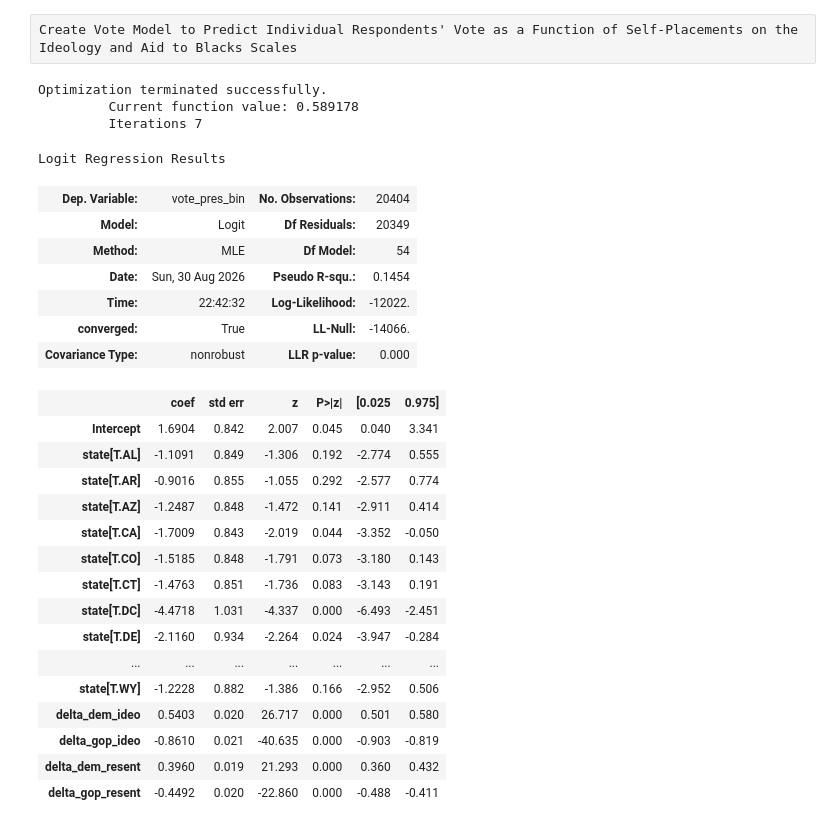
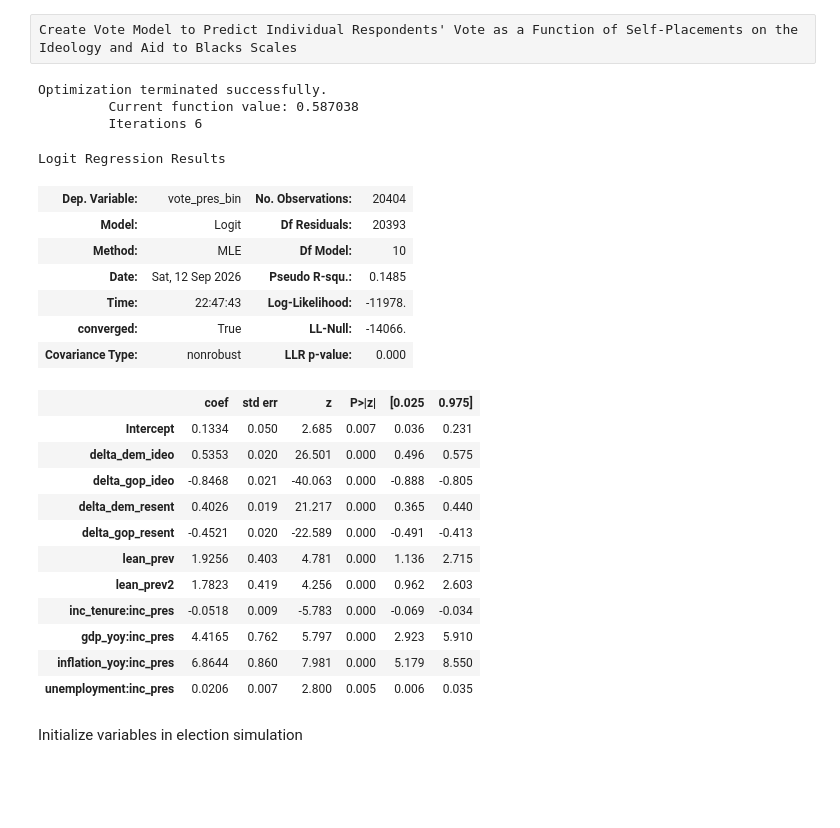
Before and after one commit to MarcEtter/anes_simulation, a Jupyter notebook: preprocess.ipynb, the cells around one changed output. Drawn from its saved outputs; the diff is of its cells as text; code cells hidden in the pictures; blank space fills up the shorter version.

Commit message:
added election logic

```diff
--- a/preprocess.ipynb
+++ b/preprocess.ipynb
@@ -7,6 +7,7 @@ from statsmodels.miscmodels.ordinal_model import OrderedModel
 import statsmodels.formula.api as smf
 import re
 import seaborn as sns
+from statsmodels.iolib.smpickle import load_pickle
 
 ANES_YEAR_MIN = 1972 # Lower limit of years to consider for ANES-based model
 
@@ -21,7 +22,8 @@ anes_full = anes_full.rename(columns={
     "VCF9084": "dem_resent", #Respondent rating of dem candidate on gov't aid to blacks
     "VCF0901a": "state_fips",
     "VCF0004": "year",
-    "VCF0704a": "vote_pres"})
+    "VCF0704a": "vote_pres",
+    "VCF0009z": "weightz"})
 anes_full['state_fips'] = pd.to_numeric(anes_full['state_fips'], errors='coerce').astype('Int64')
 
 # Merge with state postal codes (for interpretability) and region codes
@@ -127,9 +129,15 @@ anes_full['delta_dem_resent'] = abs(anes_full.groupby('state')['dem_resent'].tra
 anes_full['delta_gop_resent'] = abs(anes_full.groupby('state')['gop_resent'].transform('mean')
                               - anes_full['gop_resent'])
 
+#Add national economic indicators to individual-level ANES
+state_time_series_data = pd.read_csv('raw_data/regression_data_altered.csv')
+state_cols = ['inc_pres','inc_tenure','gdp_yoy','inflation_yoy','unemployment',
+              'lean_current','lean_prev','lean_prev2','lean_prev3','lean_prev4', #state partisan lean relative to nation over the previous four presidential election (4yr inteval)
+              'hlean_prev','hlean_prev2','hlean_prev3','hlean_prev4'] #state partisan lean in House of Rep. elections over previous four congressional elections (NOTE: 2yr interval; not comparable to lean_prev)
+anes_full = pd.merge(anes_full, state_time_series_data[['year','state'] + state_cols], on = ['year','state'])
 
 anes = anes_full[[
-    'state','state_fips',
+    'state','state_fips', 'weightz',
     'voter_ideo','voter_resent',
     'year', 'year_center', 'year_center_sq', 'decade',
     'census_region','division','bea_region',
@@ -138,8 +146,13 @@ anes = anes_full[[
     'vote_pres',
     'dem_ideo', 'gop_ideo', 'dem_resent', 'gop_resent',
     'delta_dem_ideo','delta_gop_ideo','delta_dem_resent','delta_gop_resent',
-    'delta_dem_ideo_indiv','delta_gop_ideo_indiv','delta_dem_resent_indiv','delta_gop_resent_indiv']]
+    'delta_dem_ideo_indiv','delta_gop_ideo_indiv','delta_dem_resent_indiv','delta_gop_resent_indiv'] +
+    state_cols
+    ]
 anes = anes[anes['year'] >= ANES_YEAR_MIN]
+
+#Write cleaned anes table to csv; for consistency throughout program, do not modify the ANES variable beyond this point
+anes.to_csv('output_data/anes_cleaned.csv')
 # %%
 #Tests to determine whether output data is accurate
 
@@ -430,39 +438,43 @@ Ideology and Aid to Blacks Scales
 # %%
 
 #Use mean placements of all respondents of candidates so that we may represent candidate ideology as a single point
 anes['vote_pres_bin'] = anes['vote_pres'].map({'Democrat': 0, 'Republican': 1})
-vote_model = smf.logit(formula = 'vote_pres_bin ~ state + delta_dem_ideo + delta_gop_ideo + delta_dem_resent + delta_gop_resent', data=anes).fit()
+#vote_model = smf.logit(formula = 'vote_pres_bin ~ state + delta_dem_ideo + delta_gop_ideo + delta_dem_resent + delta_gop_resent', data=anes).fit()
 #vote_model = smf.logit(formula = 'vote_pres_bin ~ delta_dem_ideo_indiv + delta_gop_ideo_indiv + delta_dem_resent_indiv + delta_gop_resent_indiv', data=anes).fit()
+
+vote_model = smf.logit(
+    formula = 'vote_pres_bin ~ delta_dem_ideo + delta_gop_ideo + delta_dem_resent + delta_gop_resent + ' \
+'lean_prev + lean_prev2 + ' \
+'inc_tenure:inc_pres + gdp_yoy:inc_pres + inflation_yoy:inc_pres + unemployment:inc_pres',
+                       data=anes).fit()
+
+vote_model.save('models/vote_model.pickle')
 
 vote_model.summary()
 
 #anes['predicted'] = vote_model.fittedvalues
 # %% [output]
 Optimization terminated successfully.
-         Current function value: 0.589178
-         Iterations 7
+         Current function value: 0.587038
+         Iterations 6
 Logit Regression Results
 | Dep. Variable: | vote_pres_bin | No. Observations: | 20404 |
-| Model: | Logit | Df Residuals: | 20349 |
-| Method: | MLE | Df Model: | 54 |
-| Date: | Sun, 30 Aug 2026 | Pseudo R-squ.: | 0.1454 |
-| Time: | 22:42:32 | Log-Likelihood: | -12022. |
+| Model: | Logit | Df Residuals: | 20393 |
+| Method: | MLE | Df Model: | 10 |
+| Date: | Sat, 12 Sep 2026 | Pseudo R-squ.: | 0.1485 |
+| Time: | 22:47:43 | Log-Likelihood: | -11978. |
 | converged: | True | LL-Null: | -14066. |
 | Covariance Type: | nonrobust | LLR p-value: | 0.000 |
 |  | coef | std err | z | P>|z| | [0.025 | 0.975] |
-| Intercept | 1.6904 | 0.842 | 2.007 | 0.045 | 0.040 | 3.341 |
-| state[T.AL] | -1.1091 | 0.849 | -1.306 | 0.192 | -2.774 | 0.555 |
-| state[T.AR] | -0.9016 | 0.855 | -1.055 | 0.292 | -2.577 | 0.774 |
-| state[T.AZ] | -1.2487 | 0.848 | -1.472 | 0.141 | -2.911 | 0.414 |
-| state[T.CA] | -1.7009 | 0.843 | -2.019 | 0.044 | -3.352 | -0.050 |
-| state[T.CO] | -1.5185 | 0.848 | -1.791 | 0.073 | -3.180 | 0.143 |
-| state[T.CT] | -1.4763 | 0.851 | -1.736 | 0.083 | -3.143 | 0.191 |
-| state[T.DC] | -4.4718 | 1.031 | -4.337 | 0.000 | -6.493 | -2.451 |
-| state[T.DE] | -2.1160 | 0.934 | -2.264 | 0.024 | -3.947 | -0.284 |
-| ... | ... | ... | ... | ... | ... | ... |
-| state[T.WY] | -1.2228 | 0.882 | -1.386 | 0.166 | -2.952 | 0.506 |
-| delta_dem_ideo | 0.5403 | 0.020 | 26.717 | 0.000 | 0.501 | 0.580 |
-| delta_gop_ideo | -0.8610 | 0.021 | -40.635 | 0.000 | -0.903 | -0.819 |
-| delta_dem_resent | 0.3960 | 0.019 | 21.293 | 0.000 | 0.360 | 0.432 |
-| delta_gop_resent | -0.4492 | 0.020 | -22.860 | 0.000 | -0.488 | -0.411 |
+| Intercept | 0.1334 | 0.050 | 2.685 | 0.007 | 0.036 | 0.231 |
+| delta_dem_ideo | 0.5353 | 0.020 | 26.501 | 0.000 | 0.496 | 0.575 |
+| delta_gop_ideo | -0.8468 | 0.021 | -40.063 | 0.000 | -0.888 | -0.805 |
+| delta_dem_resent | 0.4026 | 0.019 | 21.217 | 0.000 | 0.365 | 0.440 |
+| delta_gop_resent | -0.4521 | 0.020 | -22.589 | 0.000 | -0.491 | -0.413 |
+| lean_prev | 1.9256 | 0.403 | 4.781 | 0.000 | 1.136 | 2.715 |
+| lean_prev2 | 1.7823 | 0.419 | 4.256 | 0.000 | 0.962 | 2.603 |
+| inc_tenure:inc_pres | -0.0518 | 0.009 | -5.783 | 0.000 | -0.069 | -0.034 |
+| gdp_yoy:inc_pres | 4.4165 | 0.762 | 5.797 | 0.000 | 2.923 | 5.910 |
+| inflation_yoy:inc_pres | 6.8644 | 0.860 | 7.981 | 0.000 | 5.179 | 8.550 |
+| unemployment:inc_pres | 0.0206 | 0.007 | 2.800 | 0.005 | 0.006 | 0.035 |
 # %%
@@ -580 +543,3 @@ def get_vote_shares(election, df = None):
+# %% [markdown]
+Initialize variables in election simulation
 # %%
```
Also changed, not shown: parts of 11 cells of this notebook, 6 other files.
